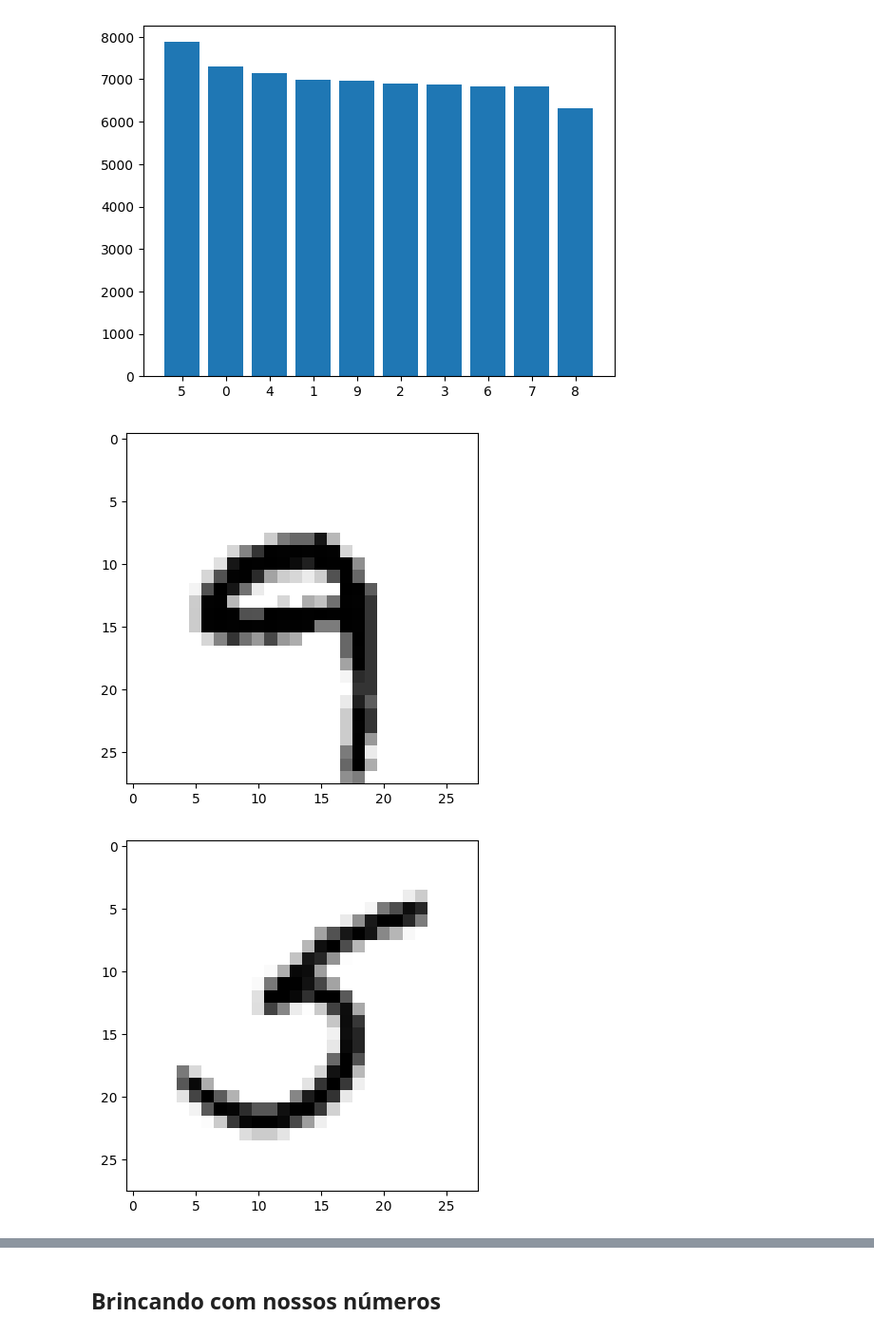
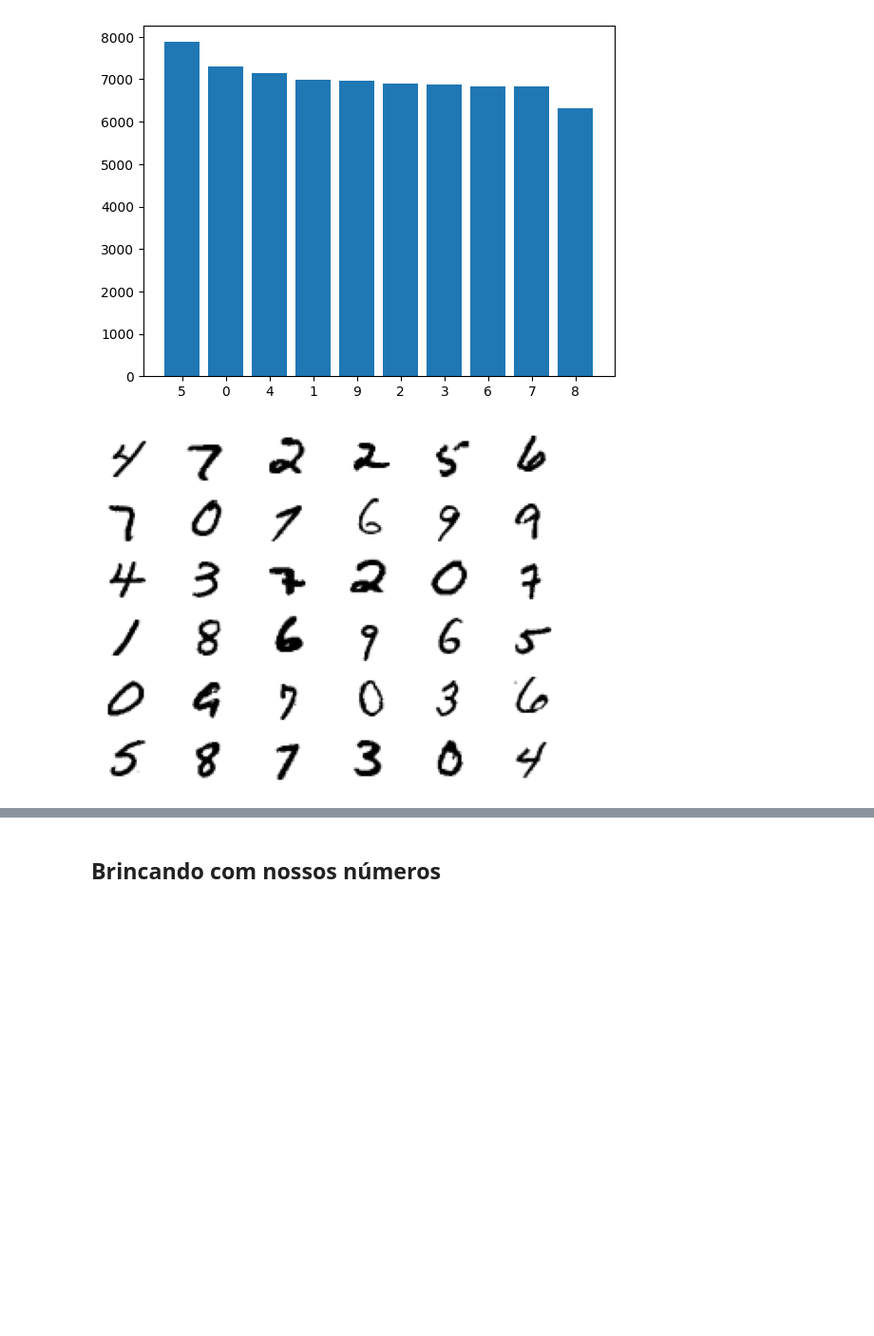
Before and after one commit to carlosgcarneiro/PESMnist, a Jupyter notebook: project_mnist.ipynb, the cells around one changed output, grey strips where cells are left out. Shown at 95% size. Cells and saved outputs as stored; diff of their text form; code cells hidden in the pictures; blank space fills up the shorter version.

```diff
--- a/project_mnist.ipynb
+++ b/project_mnist.ipynb
@@ -79 +35,15 @@ class RunModels:
+# %%
+# plot multiple numbers
+
+def plot_images(images):
+    n_images = len(images)
+
+    rows = int(np.sqrt(n_images))
+    cols = int(np.sqrt(n_images))
+
+    fig = plt.figure()
+    for i in range(rows*cols):
+        ax = fig.add_subplot(rows, cols, i+1)
+        ax.imshow(images[i], cmap='gray_r')
+        ax.axis('off')
 # %%
@@ -87,17 +59,19 @@ plt.bar(x = df['class'].unique(), height = df['class'].value_counts())
 # %%
 # Visualizando algumas instância do dataset
 
 nums = df['class'].unique()
 
-for i in np.random.randint(1000, size=5):
+imgs = list()
+
+for i in np.random.randint(1000, size=36):
     rnd_choice = np.random.choice(nums)
     p = pd.array(
         df[df['class'] == rnd_choice].iloc[i][:-1],
         dtype=int,
     ).reshape((28,28))
 
-    plt.imshow(p, cmap='gray_r', vmin=0, vmax=255)
-    plt.show()
+    imgs.append(p)
+
+plot_images(imgs)
 # %% [output]
-[figure, old version]
+[figure, new version]
-[figure, removed]
```
Also changed, not shown: parts of 9 cells of this notebook, 2 other files.
